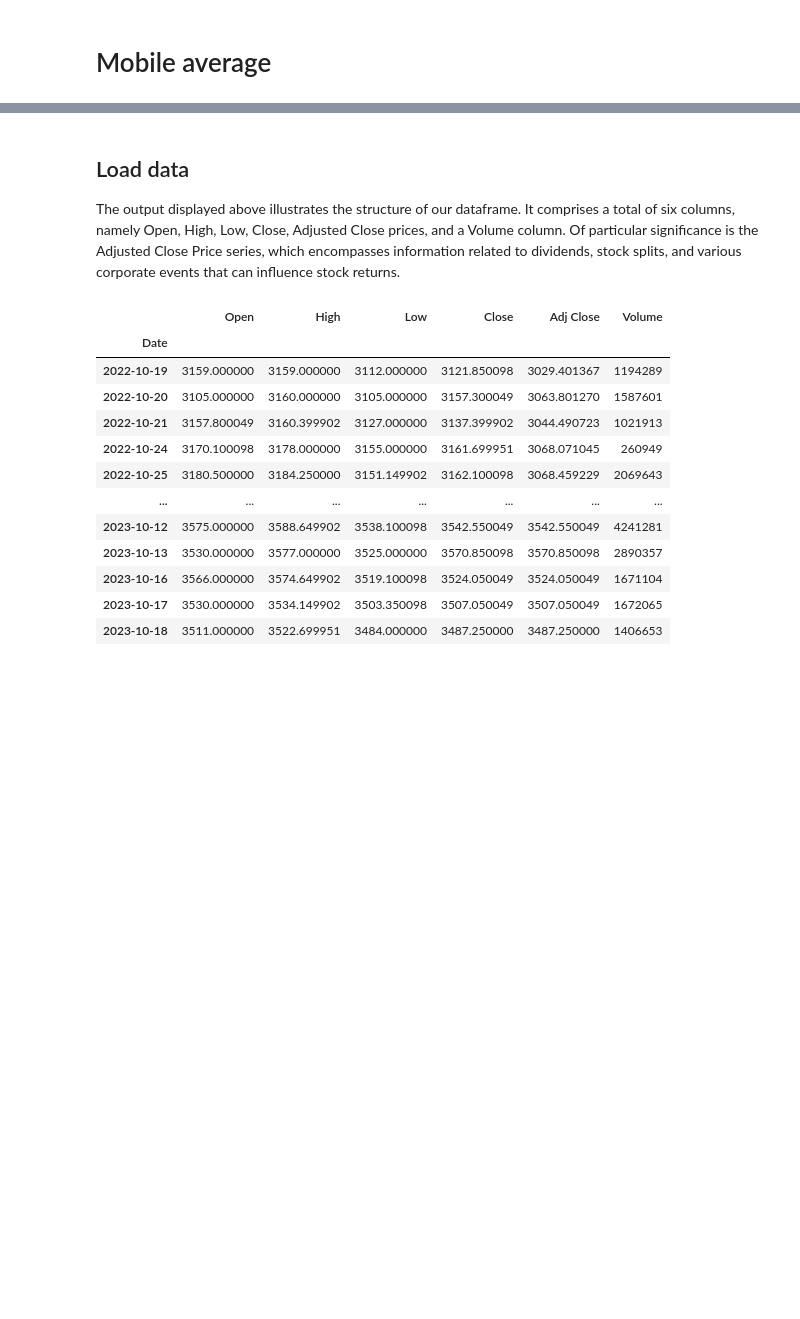
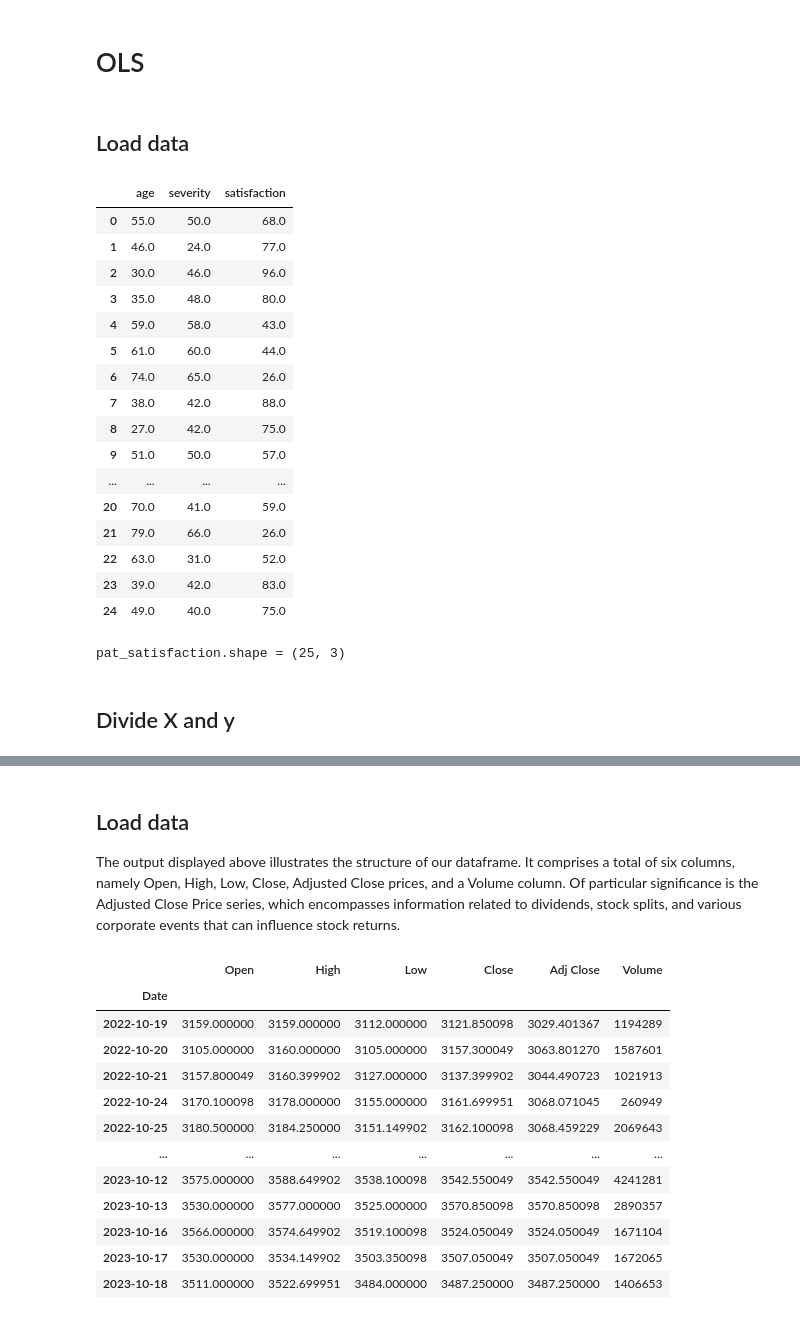
Before and after one commit to iltramont/TIME_SERIES, a Jupyter notebook: lab_session_03.ipynb, the cells around one changed output, grey strips where cells are left out. Saved outputs shown, nothing was run; the diff lists cells and outputs as text; code cells hidden in the pictures; blank space fills up the shorter version.

```diff
--- a/lab_session_03.ipynb
+++ b/lab_session_03.ipynb
@@ -1,5 +1,3 @@
-# %% [markdown]
-# Mobile average
 # %%
 import pandas as pd
 import numpy as np
@@ -7,2 +7,31 @@ import matplotlib.pyplot as plt
 
 plt.style.use('fivethirtyeight')
+# %% [markdown]
+# OLS
+# %% [markdown]
+## Load data
+# %%
+pat_satisfaction = pd.read_csv('datasets/dataset_Patient_Satisfaction_Survey_Data.csv', dtype=float)
+display(pat_satisfaction)
+print(f'{pat_satisfaction.shape = }')
+# %% [output]
+|  | age | severity | satisfaction |
+| 0 | 55.0 | 50.0 | 68.0 |
+| 1 | 46.0 | 24.0 | 77.0 |
+| 2 | 30.0 | 46.0 | 96.0 |
+| 3 | 35.0 | 48.0 | 80.0 |
+| 4 | 59.0 | 58.0 | 43.0 |
+| 5 | 61.0 | 60.0 | 44.0 |
+| 6 | 74.0 | 65.0 | 26.0 |
+| 7 | 38.0 | 42.0 | 88.0 |
+| 8 | 27.0 | 42.0 | 75.0 |
+| 9 | 51.0 | 50.0 | 57.0 |
+| ... | ... | ... | ... |
+| 20 | 70.0 | 41.0 | 59.0 |
+| 21 | 79.0 | 66.0 | 26.0 |
+| 22 | 63.0 | 31.0 | 52.0 |
+| 23 | 39.0 | 42.0 | 83.0 |
+| 24 | 49.0 | 40.0 | 75.0 |
+pat_satisfaction.shape = (25, 3)
+# %% [markdown]
+## Divide X and y
```
Also changed, not shown: parts of 10 cells of this notebook, 4 other files.
